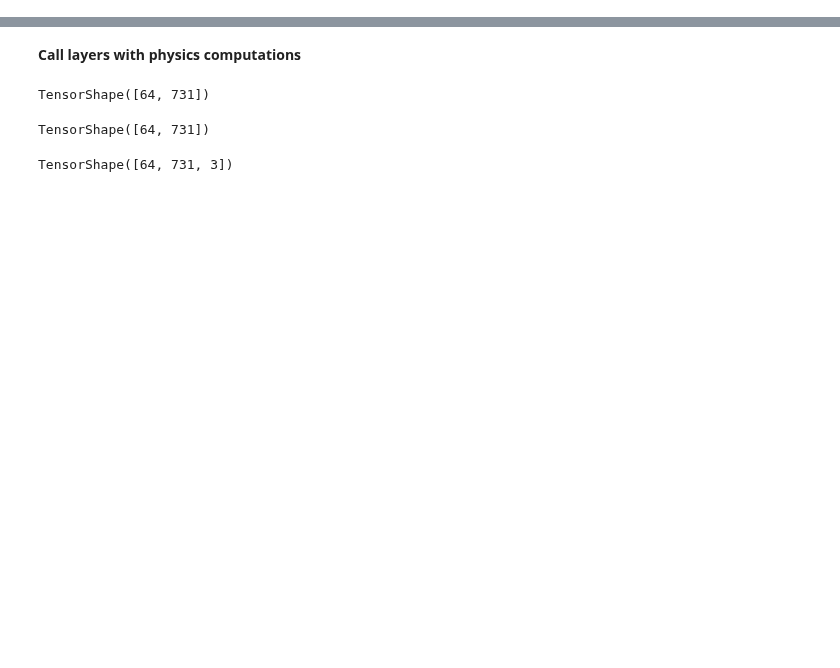
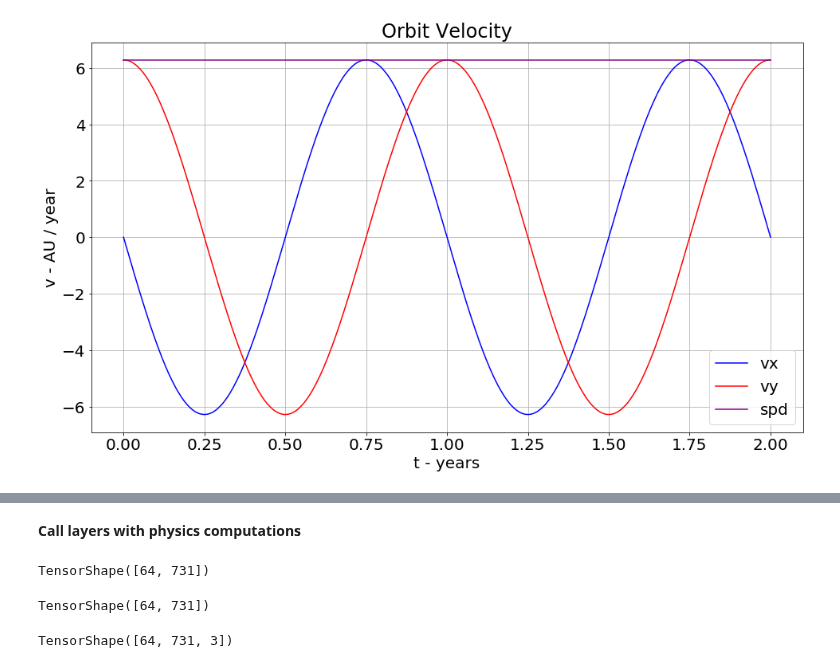
Before and after one commit to memanuel/IACS-n-body, a Jupyter notebook: src/two-body-restricted.ipynb, the cells around one changed output, grey strips where cells are left out. Saved outputs shown, nothing was run; the diff lists cells and outputs as text; code cells hidden in the pictures; blank space fills up the shorter version.

```diff
--- a/src/two-body-restricted.ipynb
+++ b/src/two-body-restricted.ipynb
@@ -52,0 +101,4 @@ dict_keys(['t', 'q0', 'v0', 'mu'])
+# %%
+fig, ax = plot_orbit_v(data_traj)
+# %% [output]
+[figure, added]
```
Also changed, not shown: parts of 29 cells of this notebook.
